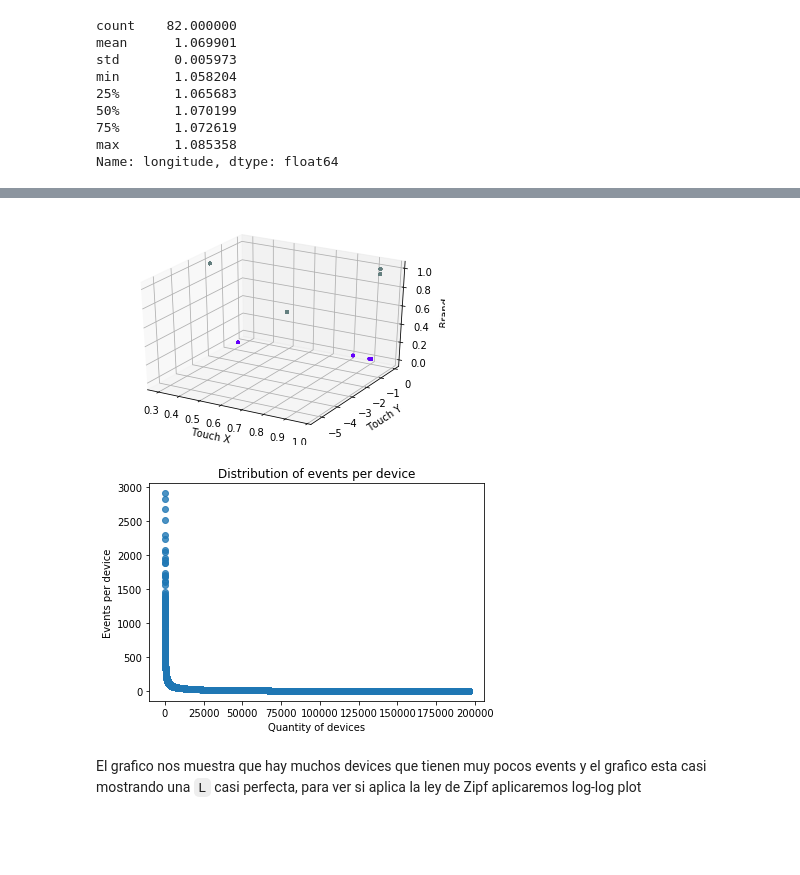
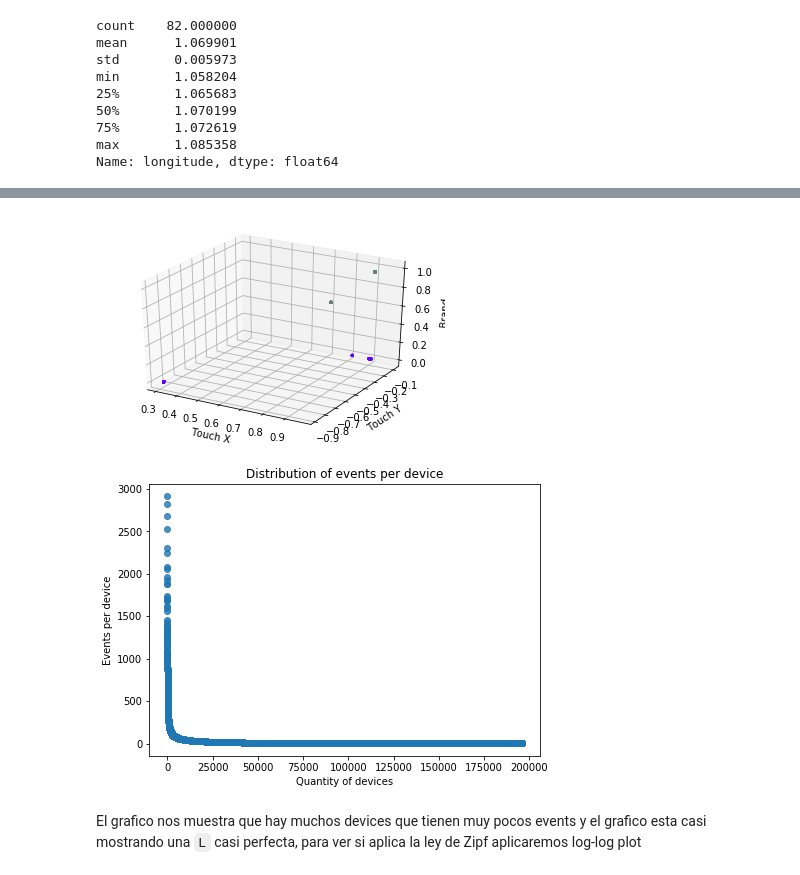
Before and after one commit to bebetosaba/7506-datos-1C2019, a Jupyter notebook: TP1/analisis.ipynb, the cells around one changed output, grey strips where cells are left out. Cells and saved outputs as stored; diff of their text form; code cells hidden in the pictures; blank space fills up the shorter version.

```diff
--- a/TP1/analisis.ipynb
+++ b/TP1/analisis.ipynb
@@ -403,8 +413,8 @@ tot = len(brands_group2)
 
 for i in range(0,tot):
 
-    ax.scatter(click_install.loc[(click_install['specs_brand']==brands_group2.iloc[i]['specs_brand'])]["touchX"],\
-               -click_install.loc[(click_install['specs_brand']==brands_group2.iloc[i]['specs_brand'])]["touchY"],
+    ax.scatter(click_install.loc[(click_install['touchY']<=1) & (click_install['specs_brand']==brands_group2.iloc[i]['specs_brand'])]["touchX"],\
+               -click_install.loc[(click_install['touchY']<=1) & (click_install['specs_brand']==brands_group2.iloc[i]['specs_brand'])]["touchY"],
                i, c=hex_color(i,tot), marker='.')
 
 ax.set_xlabel('Touch X')
@@ -413,19 +423,18 @@ ax.set_zlabel('Brand')
 
 plt.show()
 # %% [output]
-[figure, old version]
+[figure, new version]
 # %%
-# vamos a graficar la cantidad de events que se tienen por device
-#eventsDF['ref_hash'].value_counts().plot.hist(bins=100);
+plt.figure(figsize = (7,5));
 device_freq = eventsDF['ref_hash'].value_counts().to_frame().reset_index().reset_index()
 device_freq.columns = ['x', 'ref_hash', 'count']
 
 ax = sns.regplot(x=device_freq['x'], y=device_freq['count'], fit_reg=False);
 ax.set_xlabel('Quantity of devices');
 ax.set_ylabel('Events per device');
 ax.set_title('Distribution of events per device');
 # %% [output]
-[figure, old version]
+[figure, new version]
 # %% [markdown]
 El grafico nos muestra que hay muchos devices que tienen muy pocos events y el grafico esta casi mostrando una `L` casi perfecta, para ver si aplica la ley de Zipf aplicaremos log-log plot
 # %%
```
Also changed, not shown: parts of 42 cells of this notebook.
